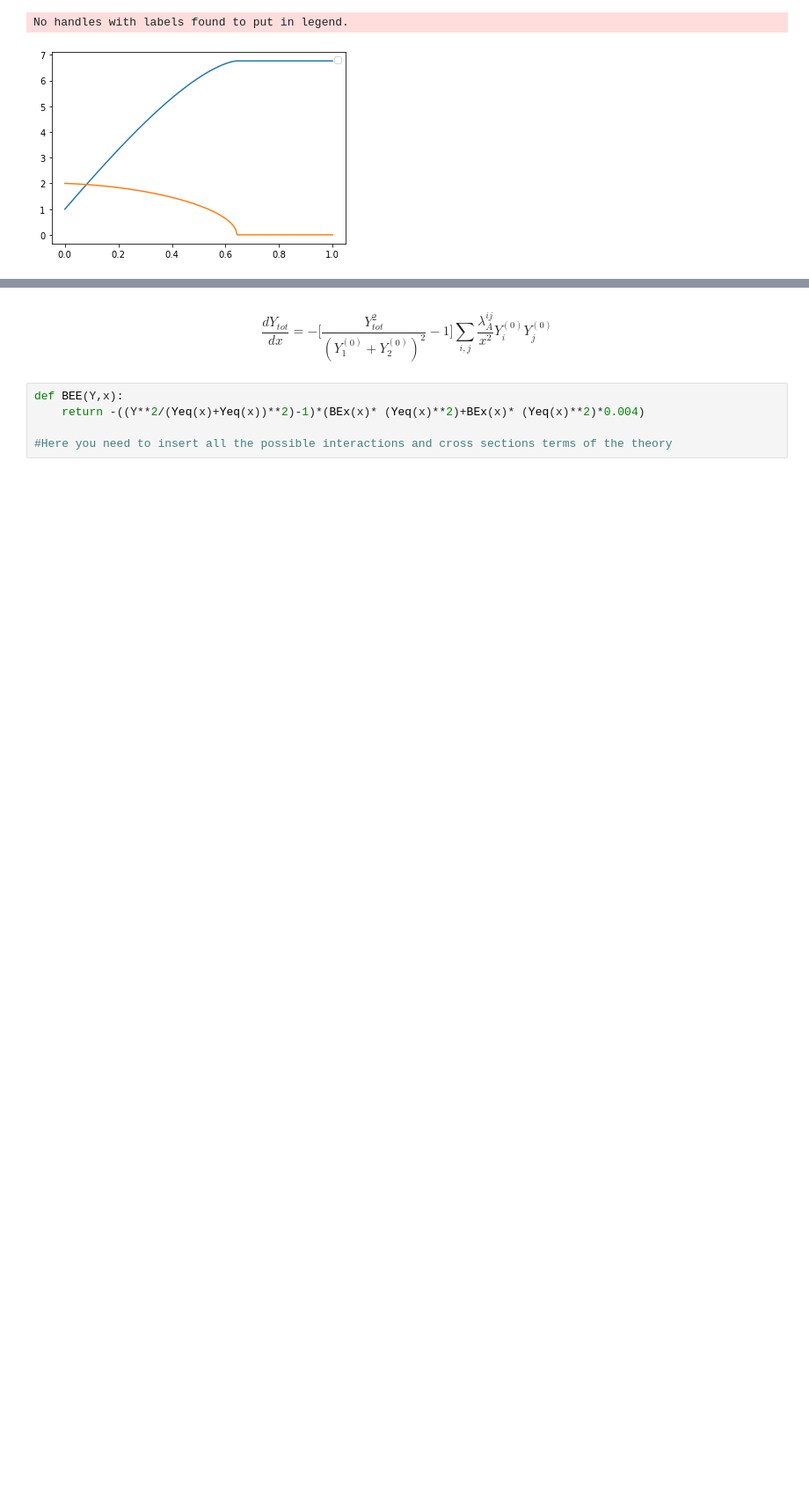
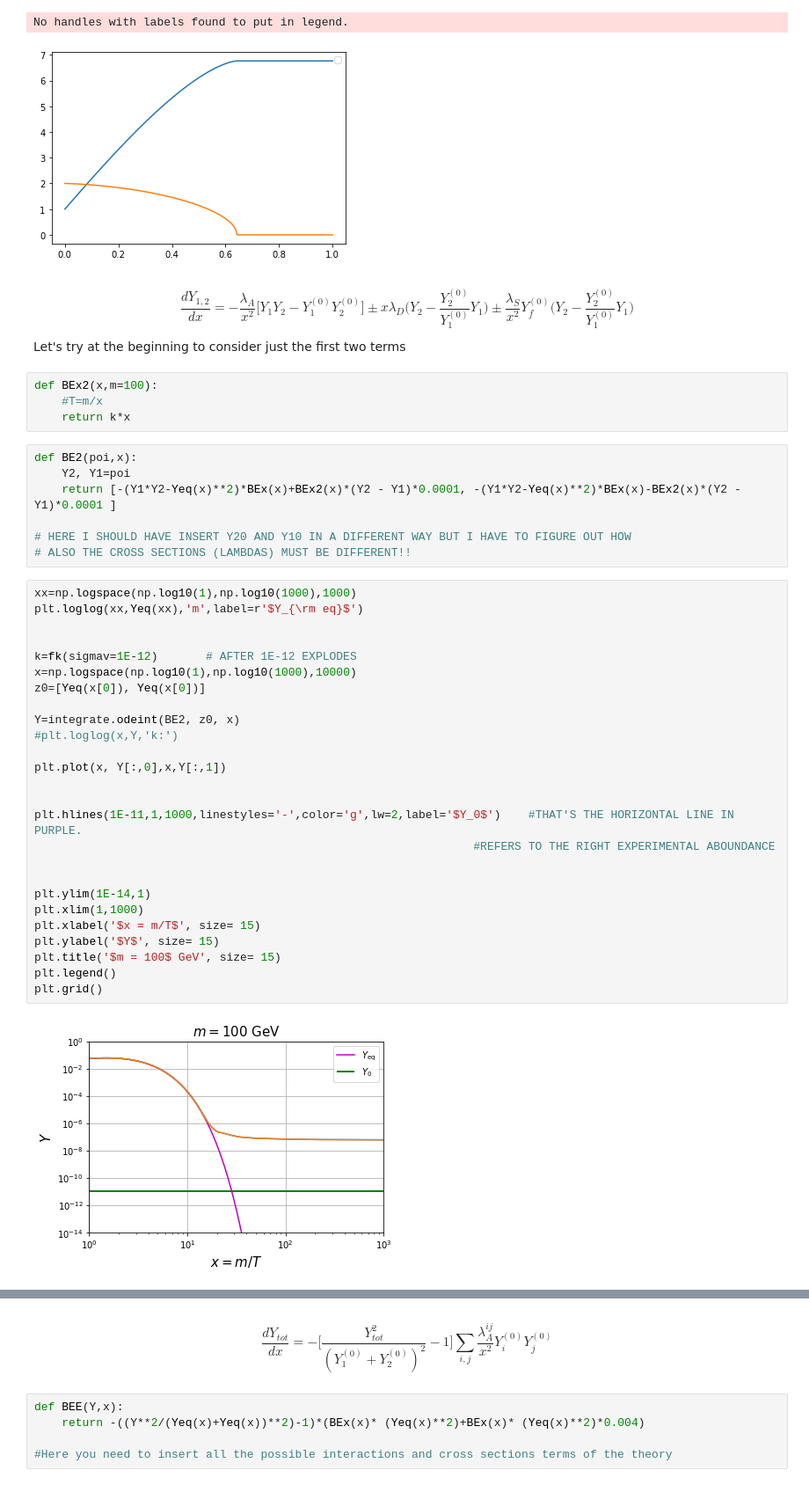
Before and after one commit to nico0407/DM-freeze-out, a Jupyter notebook: iDM freeze-out.ipynb, the cells around one changed output, grey strips where cells are left out. Shown at 88% size. Cells and saved outputs as stored; diff of their text form; blank space fills up the shorter version.

```diff
--- a/iDM freeze-out.ipynb
+++ b/iDM freeze-out.ipynb
@@ -78,4 +78,46 @@ plt.show()
 # %% [output]
 No handles with labels found to put in legend.
 [figure]
+# %% [markdown]
+$$ \frac{dY_{1,2}}{dx} = - \frac{\lambda_A}{x^2} \Big[ Y_1 Y_2 - Y_1^{(0)}Y_2^{(0)} \Big] \pm x \lambda_D \Big( Y_2- \frac{Y_2^{(0)}}{Y_1^{(0)}}Y_1 \Big) \pm \frac{\lambda_S}{x^2}Y_f^{(0)} \Big( Y_2- \frac{Y_2^{(0)}}{Y_1^{(0)}}Y_1 \Big) $$
+Let's try at the beginning to consider just the first two terms
+# %%
+def BEx2(x,m=100):
+    #T=m/x
+    return k*x
+# %%
+def BE2(poi,x):
+    Y2, Y1=poi
+    return [-(Y1*Y2-Yeq(x)**2)*BEx(x)+BEx2(x)*(Y2 - Y1)*0.0001, -(Y1*Y2-Yeq(x)**2)*BEx(x)-BEx2(x)*(Y2 -Y1)*0.0001 ]
+
+# HERE I SHOULD HAVE INSERT Y20 AND Y10 IN A DIFFERENT WAY BUT I HAVE TO FIGURE OUT HOW
+# ALSO THE CROSS SECTIONS (LAMBDAS) MUST BE DIFFERENT!!
+# %%
+xx=np.logspace(np.log10(1),np.log10(1000),1000)
+plt.loglog(xx,Yeq(xx),'m',label=r'$Y_{\rm eq}$')
+
+
+k=fk(sigmav=1E-12)       # AFTER 1E-12 EXPLODES
+x=np.logspace(np.log10(1),np.log10(1000),10000)
+z0=[Yeq(x[0]), Yeq(x[0])]
+
+Y=integrate.odeint(BE2, z0, x)
+#plt.loglog(x,Y,'k:')
+
+plt.plot(x, Y[:,0],x,Y[:,1])
+
+
+plt.hlines(1E-11,1,1000,linestyles='-',color='g',lw=2,label='$Y_0$')    #THAT'S THE HORIZONTAL LINE IN PURPLE.
+                                                                #REFERS TO THE RIGHT EXPERIMENTAL ABOUNDANCE
+
+
+plt.ylim(1E-14,1)
+plt.xlim(1,1000)
+plt.xlabel('$x = m/T$', size= 15)
+plt.ylabel('$Y$', size= 15)
+plt.title('$m = 100$ GeV', size= 15)
+plt.legend()
+plt.grid()
+# %% [output]
+[figure, added]
 # %% [markdown]
```
Also changed, not shown: parts of 3 cells of this notebook.
